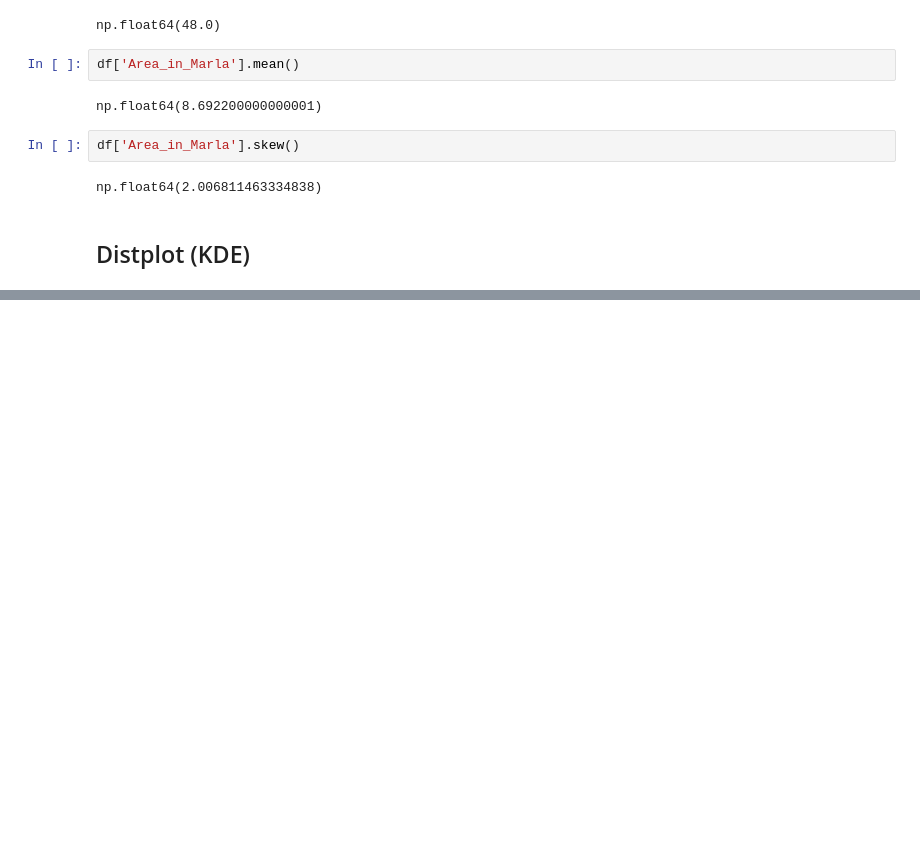
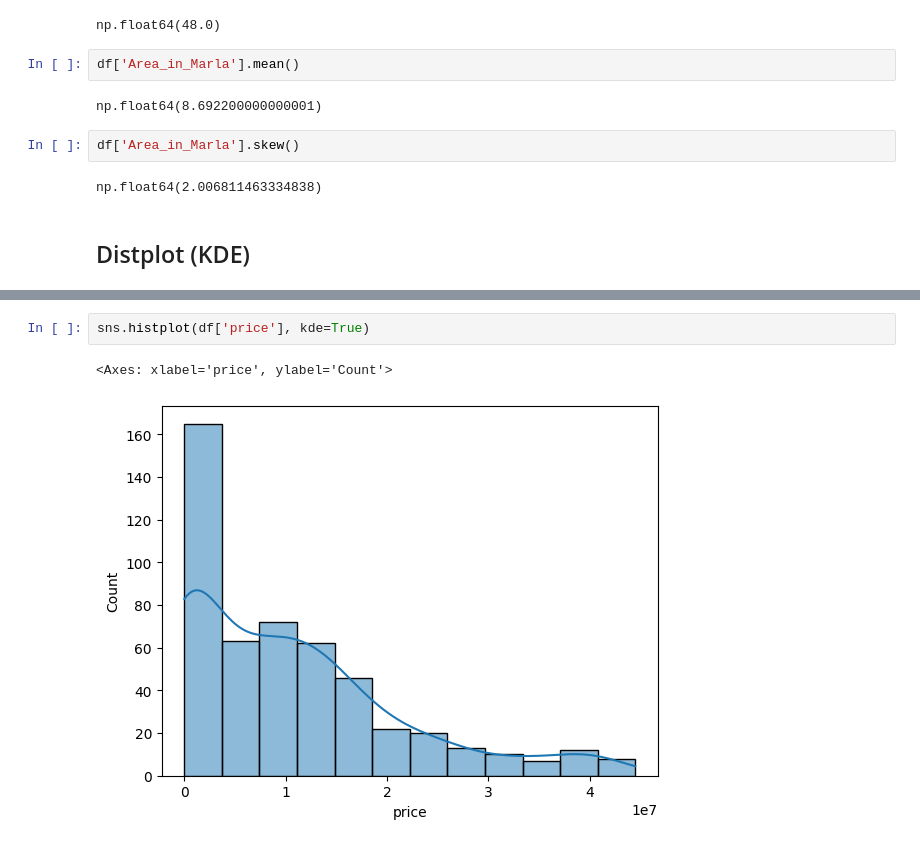
Before and after one commit to UzairAtiq/Academic-codebase, a Jupyter notebook: Semester-5 🎓/Lab-Codes 🧪/ML Lab/Lab 1/main.ipynb, the cells around one changed output, grey strips where cells are left out. Cells and saved outputs as stored; diff of their text form; blank space fills up the shorter version.

```diff
--- a/Semester-5 🎓/Lab-Codes 🧪/ML Lab/Lab 1/main.ipynb
+++ b/Semester-5 🎓/Lab-Codes 🧪/ML Lab/Lab 1/main.ipynb
@@ -258,0 +264,5 @@ np.float64(2.006811463334838)
+# %%
+sns.histplot(df['price'], kde=True)
+# %% [output]
+<Axes: xlabel='price', ylabel='Count'>
+[figure, added]
```
Also changed, not shown: parts of 3 cells of this notebook, 1 other file.
